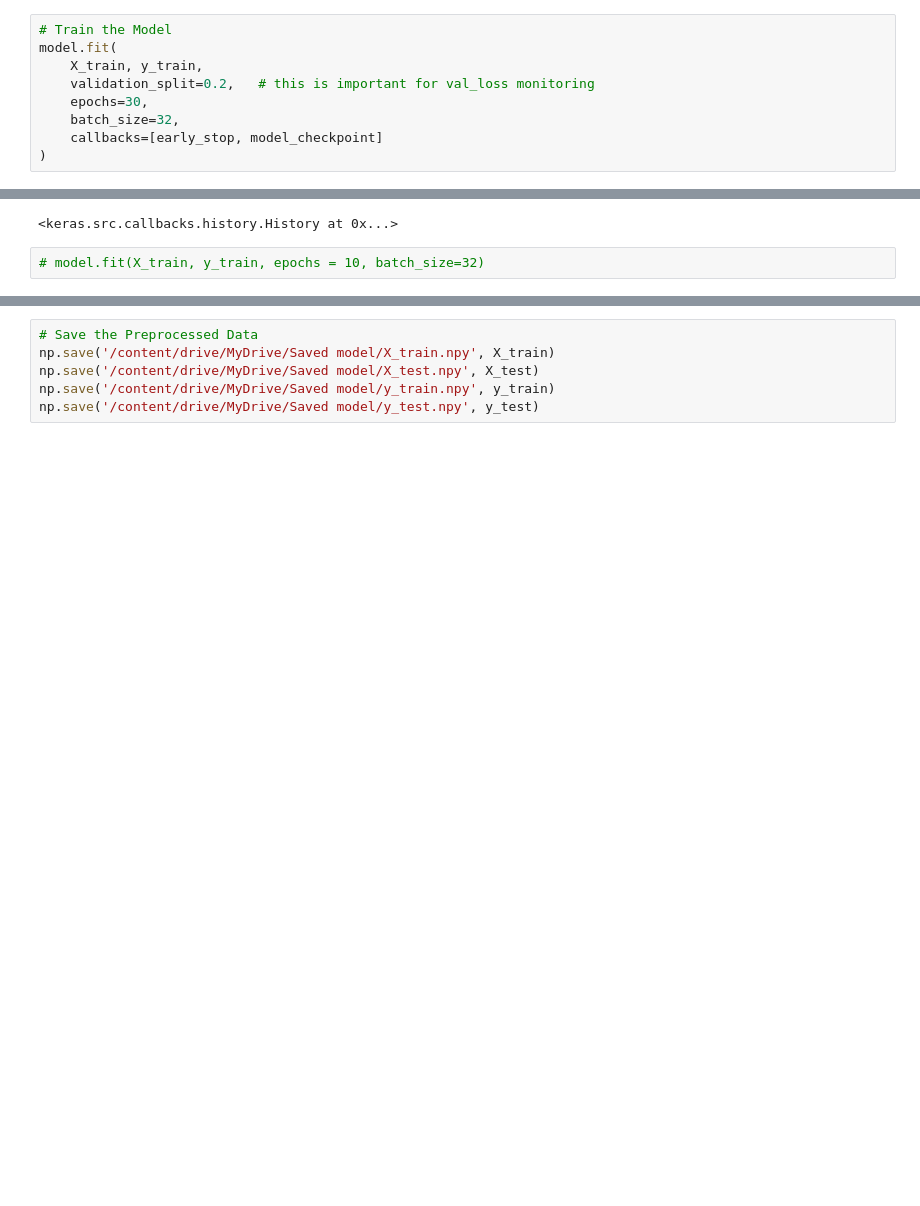
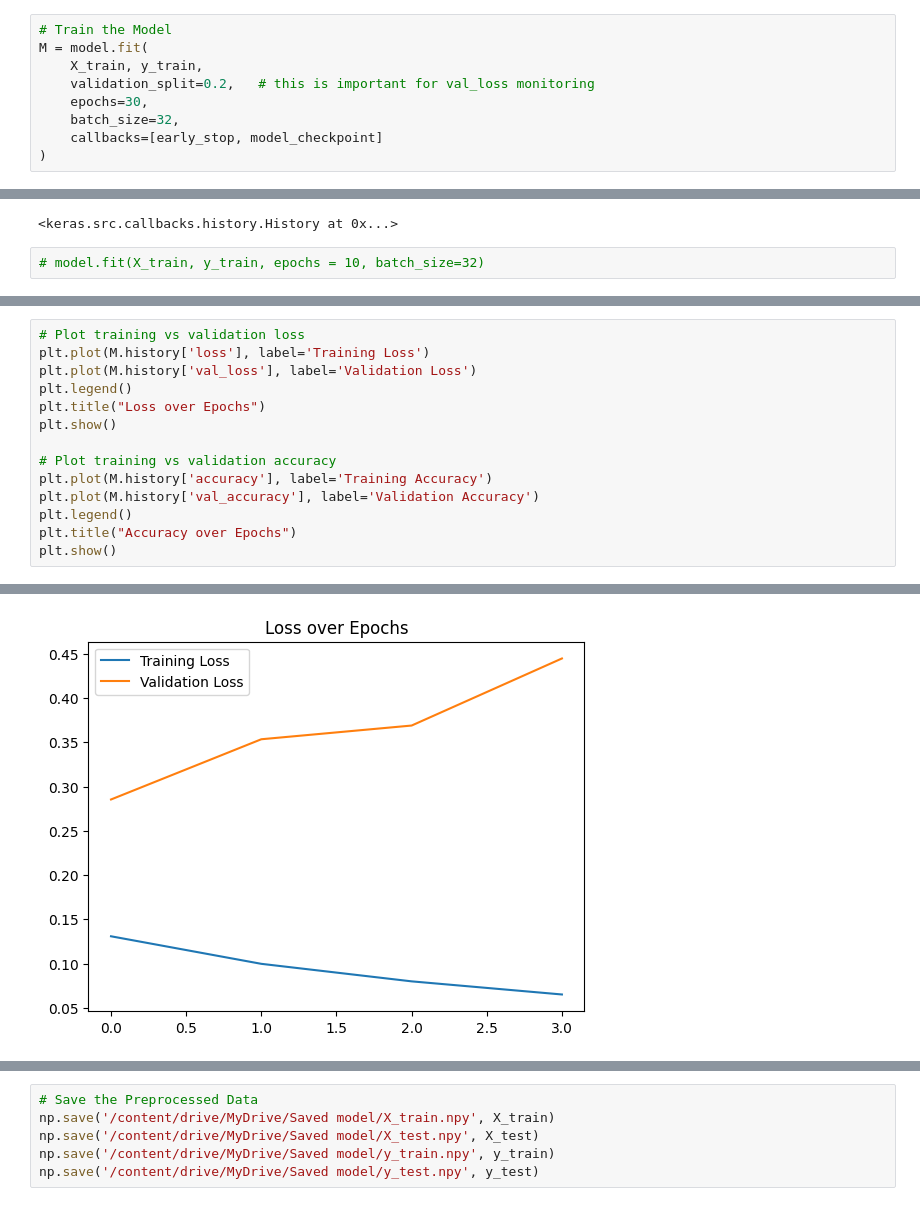
Before and after one commit to FahmidaAkterShimu/Final-Project-using-NLP, a Jupyter notebook: Hate_Speech_Detection_using_LSTM.ipynb, the cells around one changed output, grey strips where cells are left out. Saved outputs shown, nothing was run; the diff lists cells and outputs as text; blank space fills up the shorter version.

```diff
--- a/Hate_Speech_Detection_using_LSTM.ipynb
+++ b/Hate_Speech_Detection_using_LSTM.ipynb
@@ -327,7 +327,7 @@ model_checkpoint = ModelCheckpoint(
 )
 # %%
 # Train the Model
-model.fit(
+M = model.fit(
     X_train, y_train,
     validation_split=0.2,   # this is important for val_loss monitoring
     epochs=30,
@@ -356 +356,16 @@ print(f'Model Accuracy : {accuracy * 100}')
 Model Accuracy : 92.02021360397339
+# %%
+# Plot training vs validation loss
+plt.plot(M.history['loss'], label='Training Loss')
+plt.plot(M.history['val_loss'], label='Validation Loss')
+plt.legend()
+plt.title("Loss over Epochs")
+plt.show()
+
+# Plot training vs validation accuracy
+plt.plot(M.history['accuracy'], label='Training Accuracy')
+plt.plot(M.history['val_accuracy'], label='Validation Accuracy')
+plt.legend()
+plt.title("Accuracy over Epochs")
+plt.show()
+# %% [output]
@@ -356,0 +380 @@ Model Accuracy : 92.02021360397339
+[figure, added]
```
Also changed, not shown: parts of 2 cells of this notebook.
